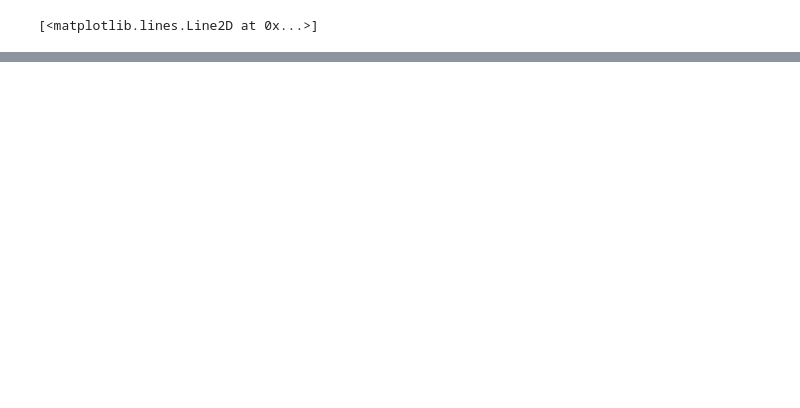
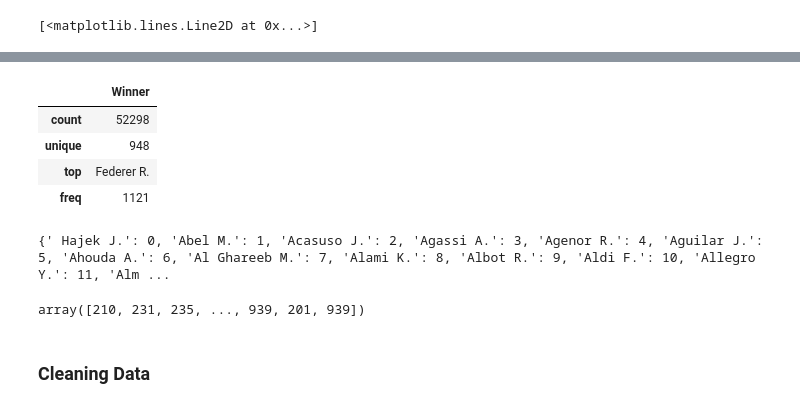
Before and after one commit to skat00sh/atp-wtp-ds-playground, a Jupyter notebook: starter-kit.ipynb, the cells around one changed output, grey strips where cells are left out. Cells and saved outputs as stored; diff of their text form; code cells hidden in the pictures; blank space fills up the shorter version.

```diff
--- a/starter-kit.ipynb
+++ b/starter-kit.ipynb
@@ -149,0 +213,34 @@ player_latest_records.shape
+# %%
+X= df_atp.filter(['ATP','Tournament','Date','Series','Court','Surface','Round','Best of','Loser',
+                    'WRank','LRank',
+                    'WPts','LPts ',
+                    'W1','L1',
+                    'W2','L2',
+                    'W3','L3',
+                    'W4','L4',
+                    'W5','L5',
+                    'Wsets','Lsets',
+                    'Comment'])
+Y = df_atp.filter(['Winner'])
+# %%
+Y.describe()
+# %% [output]
+|  | Winner |
+| count | 52298 |
+| unique | 948 |
+| top | Federer R. |
+| freq | 1121 |
+# %%
+# Label Encoding the categorical data
+le = preprocessing.LabelEncoder()
+le.fit(Y['Winner'])
+le_name_mapping = dict(zip(le.classes_, le.transform(le.classes_)))
+print(le_name_mapping)
+# %% [output]
+{' Hajek J.': 0, 'Abel M.': 1, 'Acasuso J.': 2, 'Agassi A.': 3, 'Agenor R.': 4, 'Aguilar J.': 5, 'Ahouda A.': 6, 'Al Ghareeb M.': 7, 'Alami K.': 8, 'Albot R.': 9, 'Aldi F.': 10, 'Allegro Y.': 11, 'Alm ...
+# %%
+le.transform(Y['Winner'])
+# %% [output]
+array([210, 231, 235, ..., 939, 201, 939])
+# %% [markdown]
+### Cleaning Data
```
Also changed, not shown: parts of 22 cells of this notebook.
